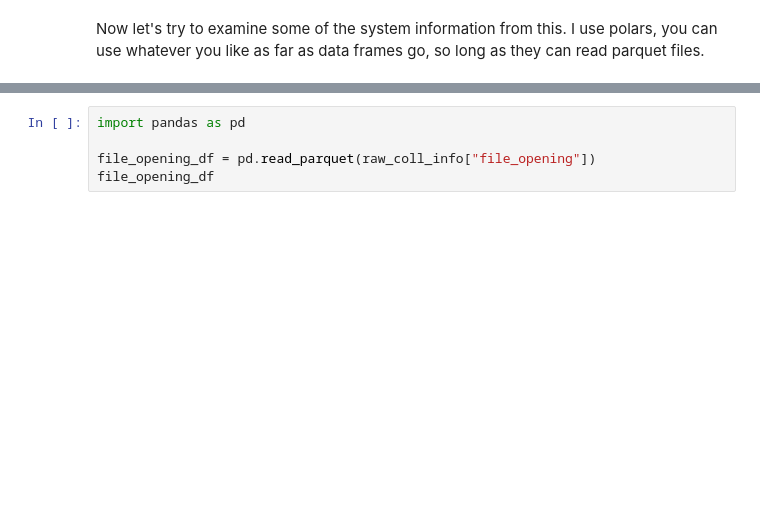
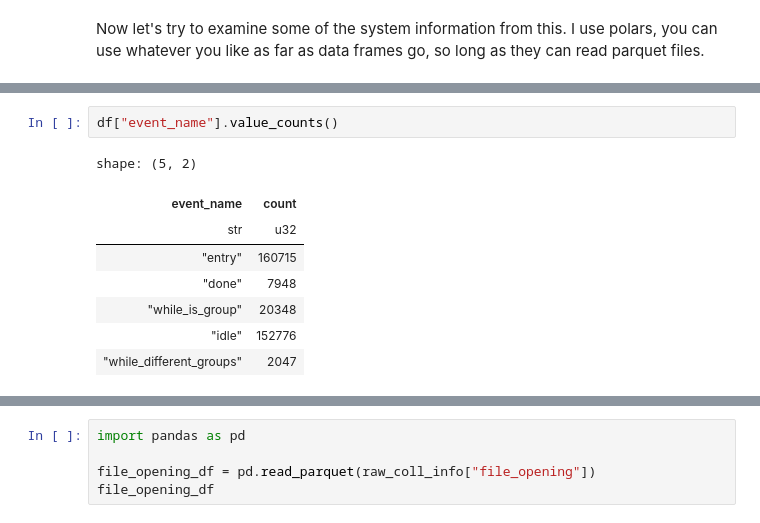
Before and after one commit to phillipduarte/KernMLOps, a Jupyter notebook: tutorial.ipynb, the cells around one changed output, grey strips where cells are left out. Cells and saved outputs as stored; diff of their text form; blank space fills up the shorter version.

```diff
--- a/tutorial.ipynb
+++ b/tutorial.ipynb
@@ -117,0 +117,11 @@ shape: (171_527, 9)
+# %%
+df["event_name"].value_counts()
+# %% [output]
+shape: (5, 2)
+| event_name | count |
+| str | u32 |
+| "entry" | 160715 |
+| "done" | 7948 |
+| "while_is_group" | 20348 |
+| "idle" | 152776 |
+| "while_different_groups" | 2047 |
```
Also changed, not shown: parts of 13 cells of this notebook, 4 other files.
